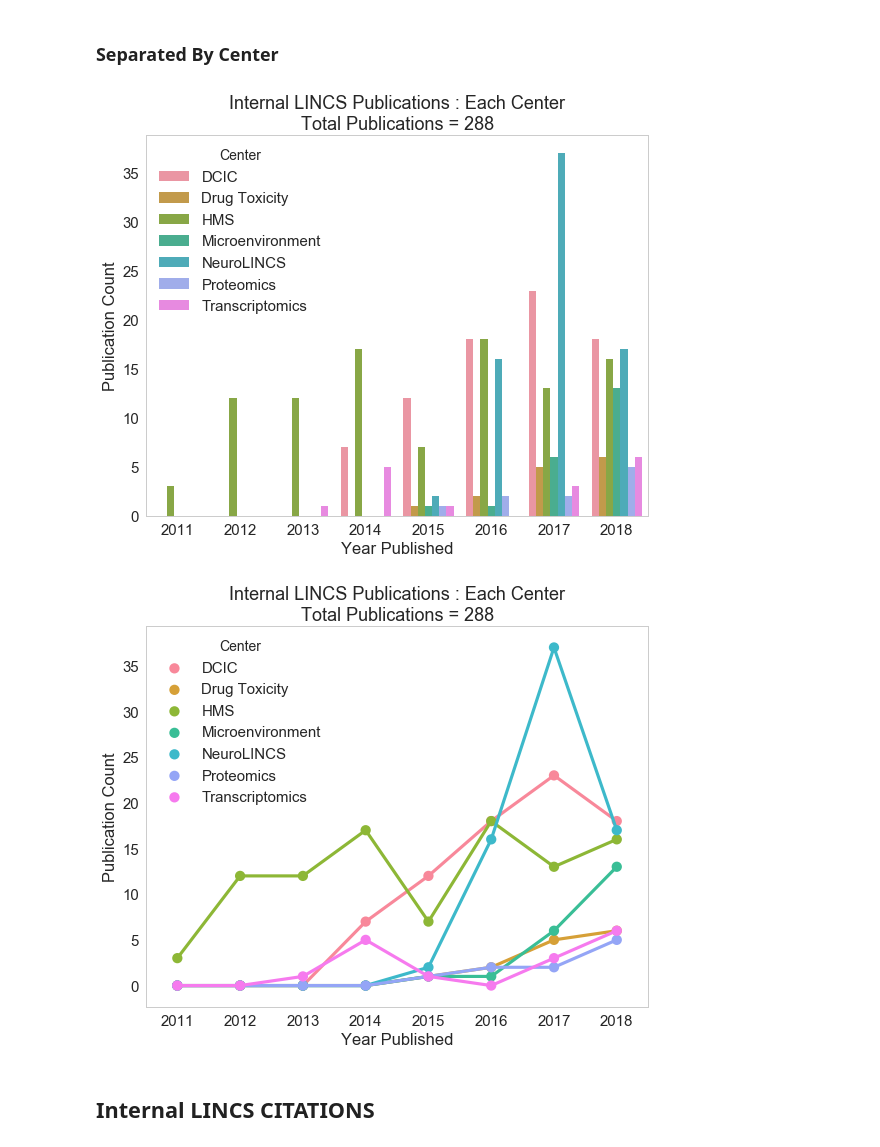
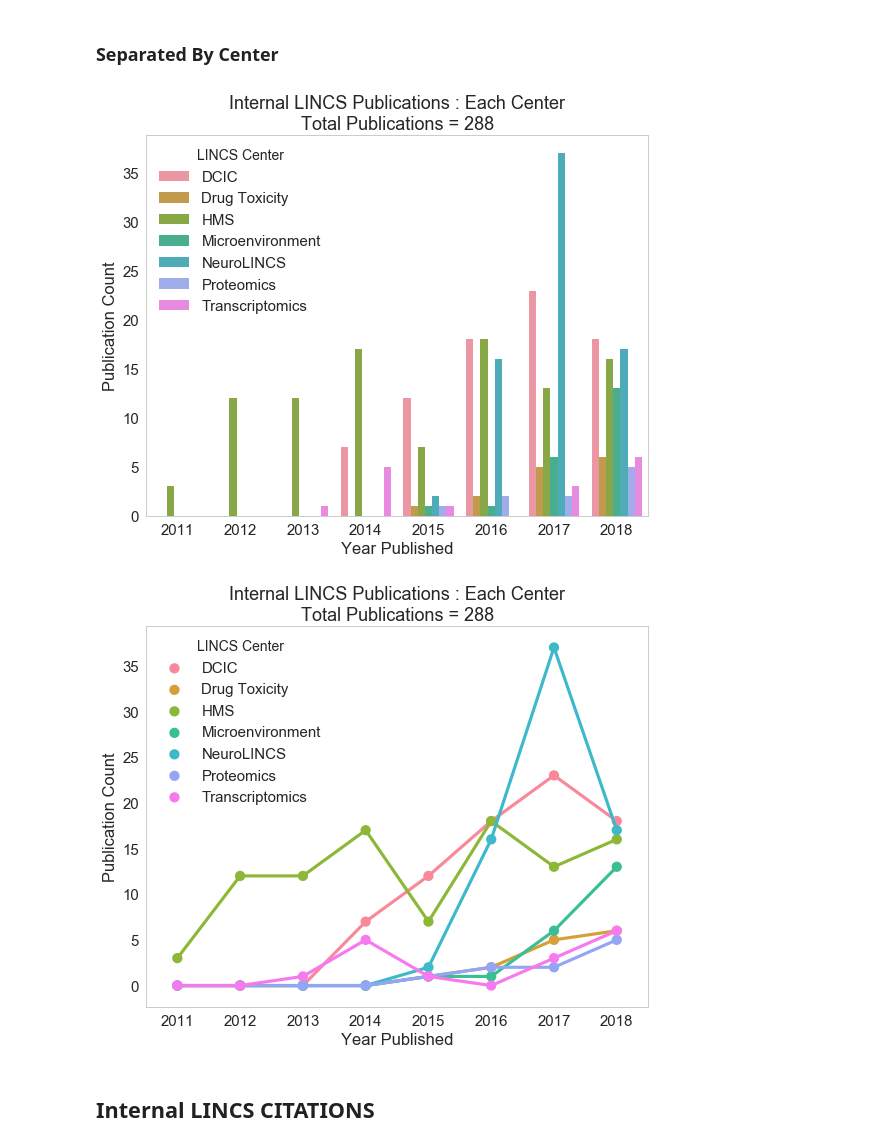
Before and after one commit to MaayanLab/LINCS-Publications-Report, a Jupyter notebook: LINCS_publications.ipynb, the cells around one changed output. Cells and saved outputs as stored; diff of their text form; code cells hidden in the pictures.

```diff
--- a/LINCS_publications.ipynb
+++ b/LINCS_publications.ipynb
@@ -535,33 +549,34 @@ plt.show();
 # %%
 plt.figure(figsize=(9,7) ) # Default 8,6 #, dpi=100
 
 internalByCenter = {}
 for center in Centers:
     internalByCenter[center] = data_internal.groupby('YEAR')[center].sum()
 
 internalByCenter = pd.DataFrame(internalByCenter).stack().reset_index()
-internalByCenter.columns = ['YEAR', 'Center', 'Count']
+internalByCenter.columns = ['YEAR', 'LINCS Center', 'Count']
 internalByCenter['YEAR'] = internalByCenter['YEAR'].astype(int)
+
 
 # internalByCenter = internalByCenter[internalByCenter['YEAR']>=1]
 
-sn.barplot(data=internalByCenter, x='YEAR',y='Count',hue='Center')
+sn.barplot(data=internalByCenter, x='YEAR',y='Count',hue='LINCS Center')
 plt.title('Internal LINCS Publications : Each Center\nTotal Publications = '
           +str(len( data_internal ) ) )
 plt.xlabel('Year Published')
 plt.ylabel('Publication Count');
 # plt.ylim(0,10);
 
 # Line plot
 plt.figure(figsize=(9,7)) # Default 8,6 #, dpi=100
-sn.pointplot(data=internalByCenter, x='YEAR',y='Count',hue='Center')
+sn.pointplot(data=internalByCenter, x='YEAR',y='Count',hue='LINCS Center')
 plt.title('Internal LINCS Publications : Each Center\nTotal Publications = '
           +str(len( data_internal ) ) )
 plt.xlabel('Year Published')
 plt.ylabel('Publication Count');
 # %% [output]
-[figure, old version]
+[figure, new version]
-[figure, old version]
+[figure, new version]
 # %% [markdown]
 ## Internal LINCS CITATIONS
 # %% [markdown]
```
Also changed, not shown: parts of 6 cells of this notebook, 1 other file.
